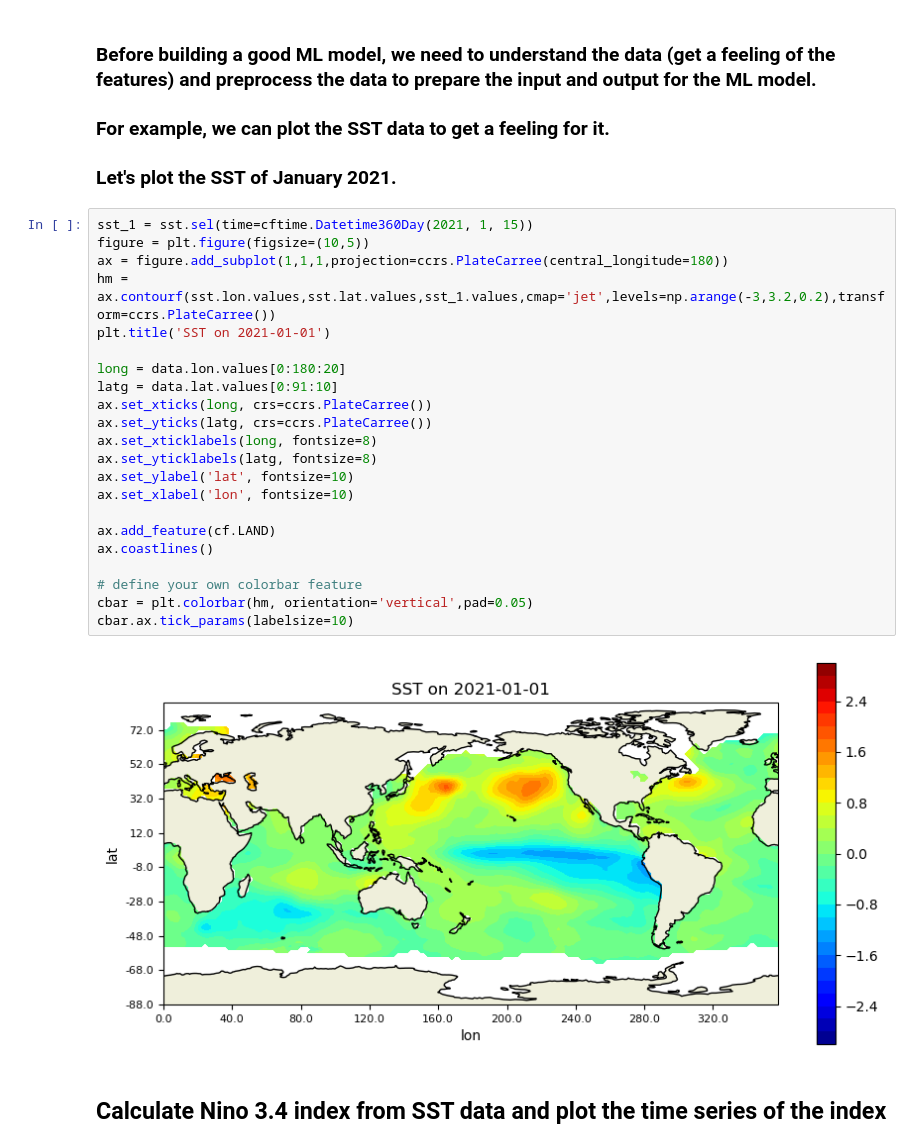
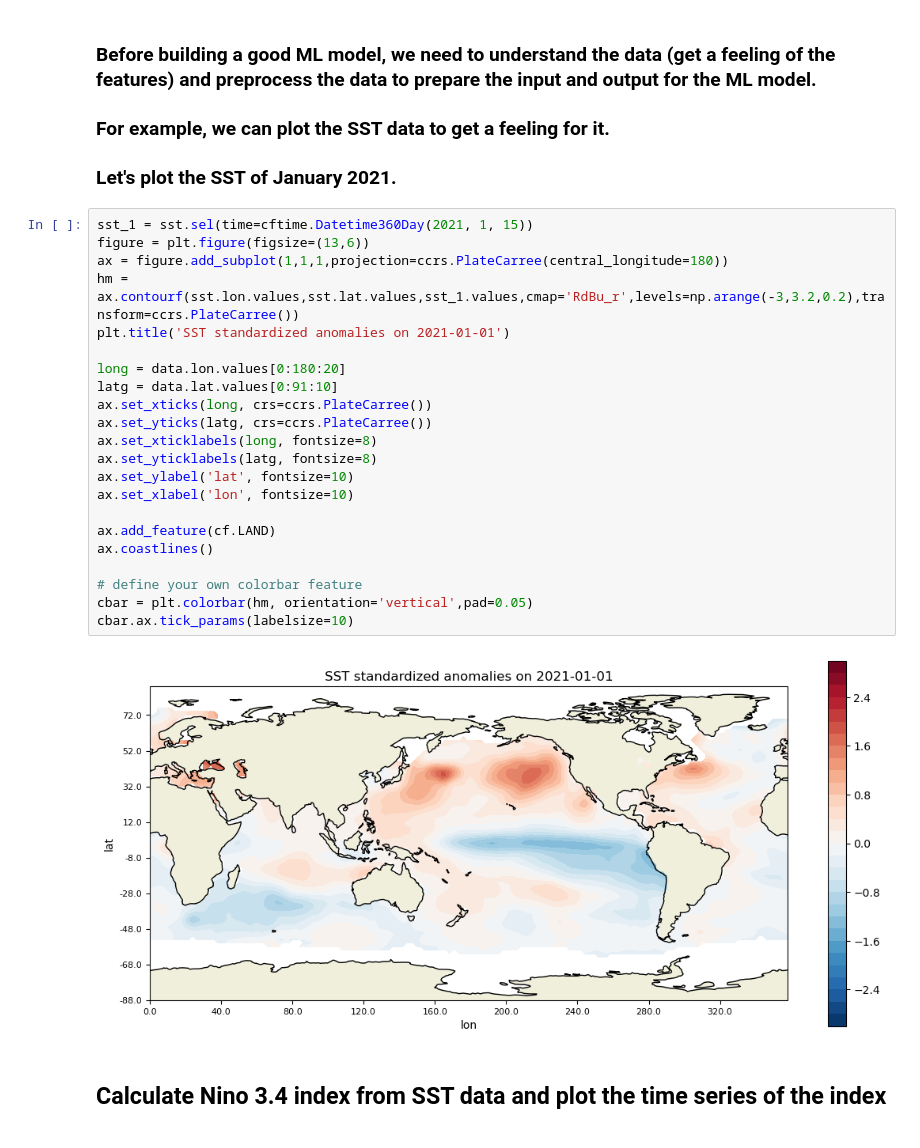
Before and after one commit to ZhengWinnieWu/course_statistics, a Jupyter notebook: unit4/simple_neural_network.ipynb, the cells around one changed output. Saved outputs shown, nothing was run; the diff lists cells and outputs as text.

```diff
--- a/unit4/simple_neural_network.ipynb
+++ b/unit4/simple_neural_network.ipynb
@@ -70,28 +75,28 @@ Data variables:
 ### Let's plot the SST of January 2021.
 # %%
 sst_1 = sst.sel(time=cftime.Datetime360Day(2021, 1, 15))
-figure = plt.figure(figsize=(10,5))
+figure = plt.figure(figsize=(13,6))
 ax = figure.add_subplot(1,1,1,projection=ccrs.PlateCarree(central_longitude=180))
-hm = ax.contourf(sst.lon.values,sst.lat.values,sst_1.values,cmap='jet',levels=np.arange(-3,3.2,0.2),transform=ccrs.PlateCarree())
-plt.title('SST on 2021-01-01')
+hm = ax.contourf(sst.lon.values,sst.lat.values,sst_1.values,cmap='RdBu_r',levels=np.arange(-3,3.2,0.2),transform=ccrs.PlateCarree())
+plt.title('SST standardized anomalies on 2021-01-01')
 
 long = data.lon.values[0:180:20]
 latg = data.lat.values[0:91:10]
 ax.set_xticks(long, crs=ccrs.PlateCarree())
 ax.set_yticks(latg, crs=ccrs.PlateCarree())
 ax.set_xticklabels(long, fontsize=8)
 ax.set_yticklabels(latg, fontsize=8)
 ax.set_ylabel('lat', fontsize=10)
 ax.set_xlabel('lon', fontsize=10)
 
 ax.add_feature(cf.LAND)
 ax.coastlines()
 
 # define your own colorbar feature
 cbar = plt.colorbar(hm, orientation='vertical',pad=0.05)
 cbar.ax.tick_params(labelsize=10)
 # %% [output]
-[figure, old version]
+[figure, new version]
 # %% [markdown]
 ## Calculate Nino 3.4 index from SST data and plot the time series of the index
 # %%
```
Also changed, not shown: parts of 9 cells of this notebook.
